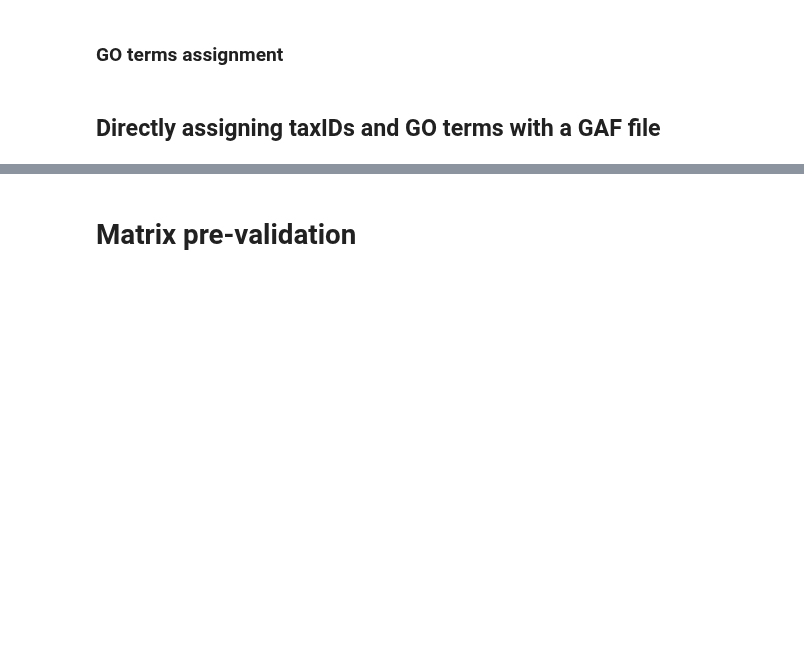
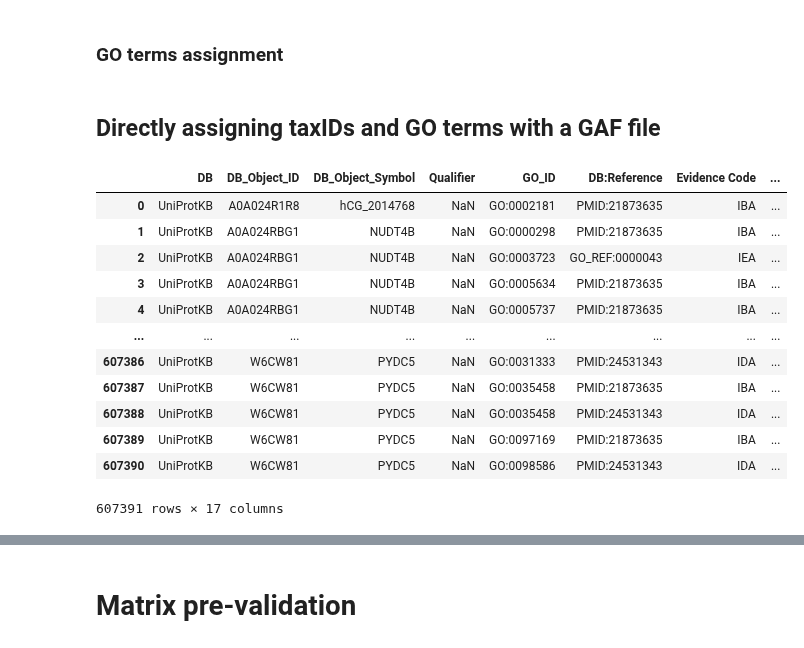
Before and after one commit to geovalexis/PP2GO, a Jupyter notebook: Methods.ipynb, the cells around one changed output, grey strips where cells are left out. Drawn from its saved outputs; the diff is of its cells as text; code cells hidden in the pictures; blank space fills up the shorter version.

```diff
--- a/Methods.ipynb
+++ b/Methods.ipynb
@@ -444,0 +440,22 @@ go_annotations.head()
+# %%
+go_annotations = pd.read_csv("goa_human.gaf.gz",
+                             sep="\t",
+                             header=None,
+                             names=["DB", "DB_Object_ID", "DB_Object_Symbol", "Qualifier", "GO_ID", "DB:Reference", "Evidence Code", "With (or) From", "Aspect", "DB_Object_Name", "DB_Object_Synonym", "DB_Object_Type", "Taxon and Interacting taxon", "Date","Assigned_By", "Annotation_Extension", "Gene_Product_Form_ID"],
+                             skiprows=12,
+                             compression="gzip")
+go_annotations
+# %% [output]
+|  | DB | DB_Object_ID | DB_Object_Symbol | Qualifier | GO_ID | DB:Reference | Evidence Code | ... |
+| 0 | UniProtKB | A0A024R1R8 | hCG_2014768 | NaN | GO:0002181 | PMID:21873635 | IBA | ... |
+| 1 | UniProtKB | A0A024RBG1 | NUDT4B | NaN | GO:0000298 | PMID:21873635 | IBA | ... |
+| 2 | UniProtKB | A0A024RBG1 | NUDT4B | NaN | GO:0003723 | GO_REF:0000043 | IEA | ... |
+| 3 | UniProtKB | A0A024RBG1 | NUDT4B | NaN | GO:0005634 | PMID:21873635 | IBA | ... |
+| 4 | UniProtKB | A0A024RBG1 | NUDT4B | NaN | GO:0005737 | PMID:21873635 | IBA | ... |
+| ... | ... | ... | ... | ... | ... | ... | ... | ... |
+| 607386 | UniProtKB | W6CW81 | PYDC5 | NaN | GO:0031333 | PMID:24531343 | IDA | ... |
+| 607387 | UniProtKB | W6CW81 | PYDC5 | NaN | GO:0035458 | PMID:21873635 | IBA | ... |
+| 607388 | UniProtKB | W6CW81 | PYDC5 | NaN | GO:0035458 | PMID:24531343 | IDA | ... |
+| 607389 | UniProtKB | W6CW81 | PYDC5 | NaN | GO:0097169 | PMID:21873635 | IBA | ... |
+| 607390 | UniProtKB | W6CW81 | PYDC5 | NaN | GO:0098586 | PMID:24531343 | IDA | ... |
+607391 rows × 17 columns
```
Also changed, not shown: parts of 4 cells of this notebook.
